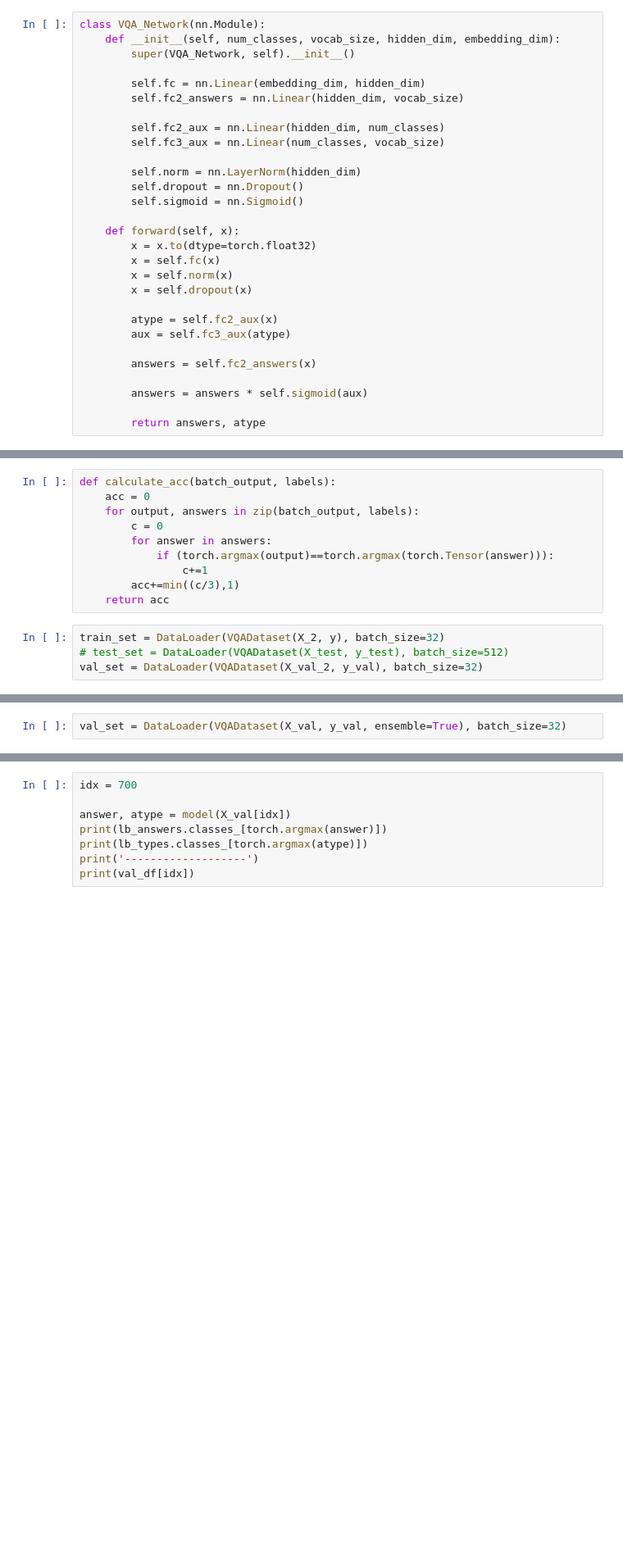
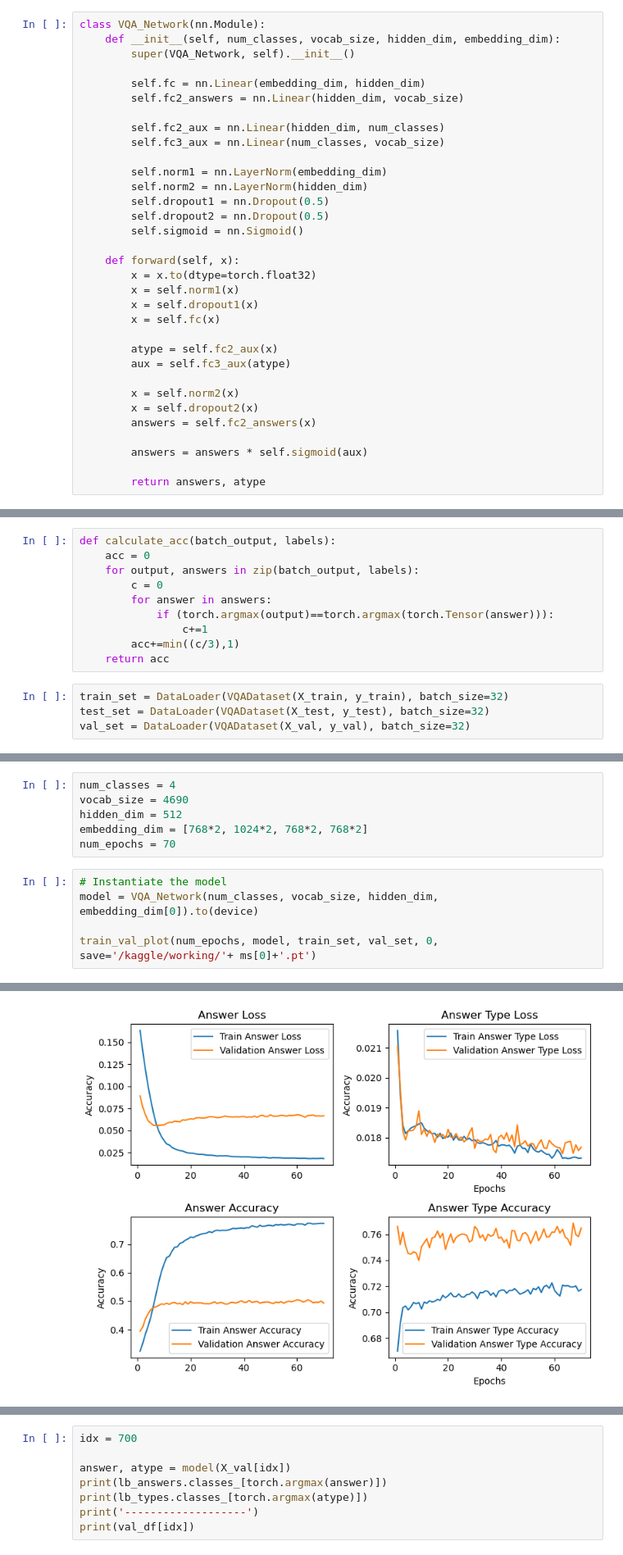
Before and after one commit to mawhab/Visual-Question-Answering, a Jupyter notebook: VQA.ipynb, the cells around one changed output, grey strips where cells are left out. Shown at 82% size. Cells and saved outputs as stored; diff of their text form; blank space fills up the shorter version.

Commit message:
Kaggle Notebook | VQAasg4 | Version 9

```diff
--- a/VQA.ipynb
+++ b/VQA.ipynb
@@ -424,19 +437,23 @@ class VQA_Network(nn.Module):
         self.fc2_aux = nn.Linear(hidden_dim, num_classes)
         self.fc3_aux = nn.Linear(num_classes, vocab_size)
 
-        self.norm = nn.LayerNorm(hidden_dim)
-        self.dropout = nn.Dropout()
+        self.norm1 = nn.LayerNorm(embedding_dim)
+        self.norm2 = nn.LayerNorm(hidden_dim)
+        self.dropout1 = nn.Dropout(0.5)
+        self.dropout2 = nn.Dropout(0.5)
         self.sigmoid = nn.Sigmoid()
 
     def forward(self, x):
         x = x.to(dtype=torch.float32)
+        x = self.norm1(x)
+        x = self.dropout1(x)
         x = self.fc(x)
-        x = self.norm(x)
-        x = self.dropout(x)
 
         atype = self.fc2_aux(x)
         aux = self.fc3_aux(atype)
 
+        x = self.norm2(x)
+        x = self.dropout2(x)
         answers = self.fc2_answers(x)
 
         answers = answers * self.sigmoid(aux)
@@ -453,6 +472,6 @@ def calculate_acc(batch_output, labels):
         acc+=min((c/3),1)
     return acc
 # %%
-train_set = DataLoader(VQADataset(X_2, y), batch_size=32)
-# test_set = DataLoader(VQADataset(X_test, y_test), batch_size=512)
-val_set = DataLoader(VQADataset(X_val_2, y_val), batch_size=32)
+train_set = DataLoader(VQADataset(X_train, y_train), batch_size=32)
+test_set = DataLoader(VQADataset(X_test, y_test), batch_size=32)
+val_set = DataLoader(VQADataset(X_val, y_val), batch_size=32)
@@ -624,2 +643,12 @@ X_val = [(x1,x2) for x1,x2 in zip(X_val_1, X_val_2)]
-# %%
-val_set = DataLoader(VQADataset(X_val, y_val, ensemble=True), batch_size=32)
+# %%
+num_classes = 4
+vocab_size = 4690
+hidden_dim = 512
+embedding_dim = [768*2, 1024*2, 768*2, 768*2]
+num_epochs = 70
+# %%
+# Instantiate the model
+model = VQA_Network(num_classes, vocab_size, hidden_dim, embedding_dim[0]).to(device)
+
+train_val_plot(num_epochs, model, train_set, val_set, 0, save='/kaggle/working/'+ ms[0]+'.pt')
+# %% [output]
@@ -625,0 +672 @@ val_set = DataLoader(VQADataset(X_val, y_val, ensemble=True), batch_size=32)
+[figure, added]
```
Also changed, not shown: parts of 46 cells of this notebook.
